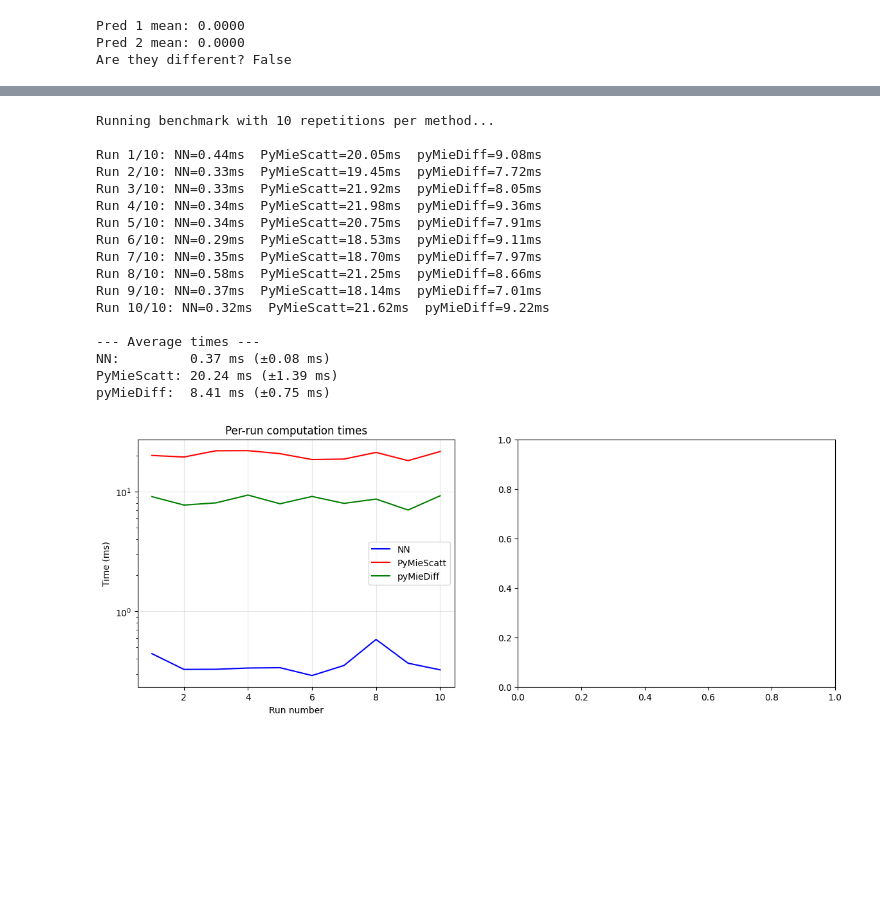
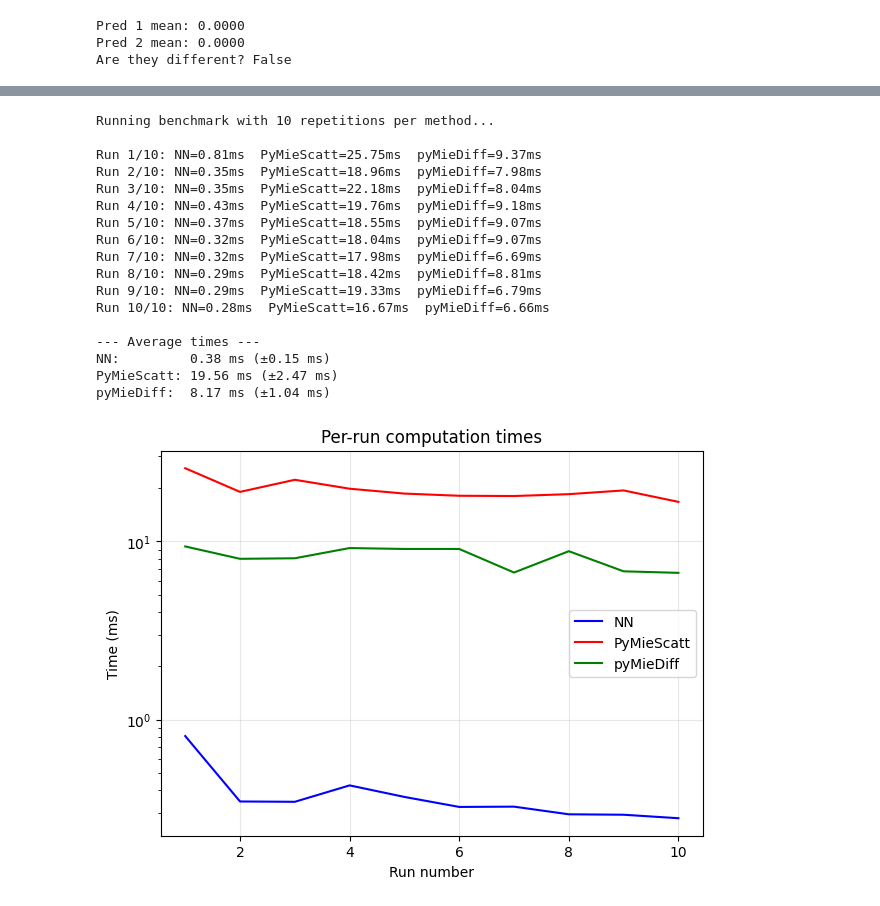
Before and after one commit to james-613/Modified_pyMieScatt_NN, a Jupyter notebook: simple_mie_theory_NN.ipynb, the cells around one changed output, grey strips where cells are left out. Cells and saved outputs as stored; diff of their text form; code cells hidden in the pictures; blank space fills up the shorter version.

```diff
--- a/simple_mie_theory_NN.ipynb
+++ b/simple_mie_theory_NN.ipynb
@@ -102,9 +102,10 @@ Outputs shape: (90500,)
 # %% [markdown]
 generating sample data
 # %%
-np.save('inputs_5d_10k.npy', inputs) # want to save training data
-np.save('outputs_5d_10k.npy', outputs)
+
 print(f"Saved to disk")
+inputs = np.load('inputs_5d.npy')           # (N, 5)
+outputs = np.load('outputs_5d.npy')       # (N, 1)
 
 plt.figure(figsize=(10, 6))
 
@@ -806,55 +807,55 @@ for run in range(N_RUNS):
     start = time.time()
     wl0 = torch.tensor([float(wavelength)])
     k0 = 2 * torch.pi / wl0
     p = pmd.Particle(
         r_layers=[diameter/2],
         mat_layers=[n + k*1j],
         mat_env=1.00
     )
     theta_t = torch.arange(0, 181) * torch.pi/181
     angle_scattering = p.get_angular_scattering(k0=k0, theta=theta_t)
     pymiediff_times.append(time.time() - start)
 
     print(f"Run {run+1}/{N_RUNS}: NN={nn_times[-1]*1000:.2f}ms  PyMieScatt={pymiescatt_times[-1]*1000:.2f}ms  pyMieDiff={pymiediff_times[-1]*1000:.2f}ms")
 
 # Summary stats
 print(f"\n--- Average times ---")
 print(f"NN:         {np.mean(nn_times)*1000:.2f} ms (±{np.std(nn_times)*1000:.2f} ms)")
 print(f"PyMieScatt: {np.mean(pymiescatt_times)*1000:.2f} ms (±{np.std(pymiescatt_times)*1000:.2f} ms)")
 print(f"pyMieDiff:  {np.mean(pymiediff_times)*1000:.2f} ms (±{np.std(pymiediff_times)*1000:.2f} ms)")
 
 # Plot
-fig, axes = plt.subplots(1, 2, figsize=(14, 5))
+fig, axes = plt.subplots(1, 1, figsize=(7, 5))
 
 # Left: time series of each run
-axes[0].plot(range(1, N_RUNS+1), [t*1000 for t in nn_times], label='NN', color='blue')
-axes[0].plot(range(1, N_RUNS+1), [t*1000 for t in pymiescatt_times], label='PyMieScatt', color='red')
-axes[0].plot(range(1, N_RUNS+1), [t*1000 for t in pymiediff_times], label='pyMieDiff', color='green')
-axes[0].set_xlabel('Run number')
-axes[0].set_ylabel('Time (ms)')
-axes[0].set_title('Per-run computation times')
-axes[0].set_yscale('log')
-axes[0].legend()
-axes[0].grid(True, alpha=0.3)
+axes.plot(range(1, N_RUNS+1), [t*1000 for t in nn_times], label='NN', color='blue')
+axes.plot(range(1, N_RUNS+1), [t*1000 for t in pymiescatt_times], label='PyMieScatt', color='red')
+axes.plot(range(1, N_RUNS+1), [t*1000 for t in pymiediff_times], label='pyMieDiff', color='green')
+axes.set_xlabel('Run number')
+axes.set_ylabel('Time (ms)')
+axes.set_title('Per-run computation times')
+axes.set_yscale('log')
+axes.legend()
+axes.grid(True, alpha=0.3)
 
 plt.show()
 # %% [output]
 Running benchmark with 10 repetitions per method...
 
-Run 1/10: NN=0.44ms  PyMieScatt=20.05ms  pyMieDiff=9.08ms
-Run 2/10: NN=0.33ms  PyMieScatt=19.45ms  pyMieDiff=7.72ms
-Run 3/10: NN=0.33ms  PyMieScatt=21.92ms  pyMieDiff=8.05ms
-Run 4/10: NN=0.34ms  PyMieScatt=21.98ms  pyMieDiff=9.36ms
-Run 5/10: NN=0.34ms  PyMieScatt=20.75ms  pyMieDiff=7.91ms
-Run 6/10: NN=0.29ms  PyMieScatt=18.53ms  pyMieDiff=9.11ms
-Run 7/10: NN=0.35ms  PyMieScatt=18.70ms  pyMieDiff=7.97ms
-Run 8/10: NN=0.58ms  PyMieScatt=21.25ms  pyMieDiff=8.66ms
-Run 9/10: NN=0.37ms  PyMieScatt=18.14ms  pyMieDiff=7.01ms
-Run 10/10: NN=0.32ms  PyMieScatt=21.62ms  pyMieDiff=9.22ms
+Run 1/10: NN=0.81ms  PyMieScatt=25.75ms  pyMieDiff=9.37ms
+Run 2/10: NN=0.35ms  PyMieScatt=18.96ms  pyMieDiff=7.98ms
+Run 3/10: NN=0.35ms  PyMieScatt=22.18ms  pyMieDiff=8.04ms
+Run 4/10: NN=0.43ms  PyMieScatt=19.76ms  pyMieDiff=9.18ms
+Run 5/10: NN=0.37ms  PyMieScatt=18.55ms  pyMieDiff=9.07ms
+Run 6/10: NN=0.32ms  PyMieScatt=18.04ms  pyMieDiff=9.07ms
+Run 7/10: NN=0.32ms  PyMieScatt=17.98ms  pyMieDiff=6.69ms
+Run 8/10: NN=0.29ms  PyMieScatt=18.42ms  pyMieDiff=8.81ms
+Run 9/10: NN=0.29ms  PyMieScatt=19.33ms  pyMieDiff=6.79ms
+Run 10/10: NN=0.28ms  PyMieScatt=16.67ms  pyMieDiff=6.66ms
 
 --- Average times ---
-NN:         0.37 ms (±0.08 ms)
-PyMieScatt: 20.24 ms (±1.39 ms)
-pyMieDiff:  8.41 ms (±0.75 ms)
+NN:         0.38 ms (±0.15 ms)
+PyMieScatt: 19.56 ms (±2.47 ms)
+pyMieDiff:  8.17 ms (±1.04 ms)
-[figure, old version]
+[figure, new version]
 # %%
```
Also changed, not shown: parts of 9 cells of this notebook, 5 other files.
